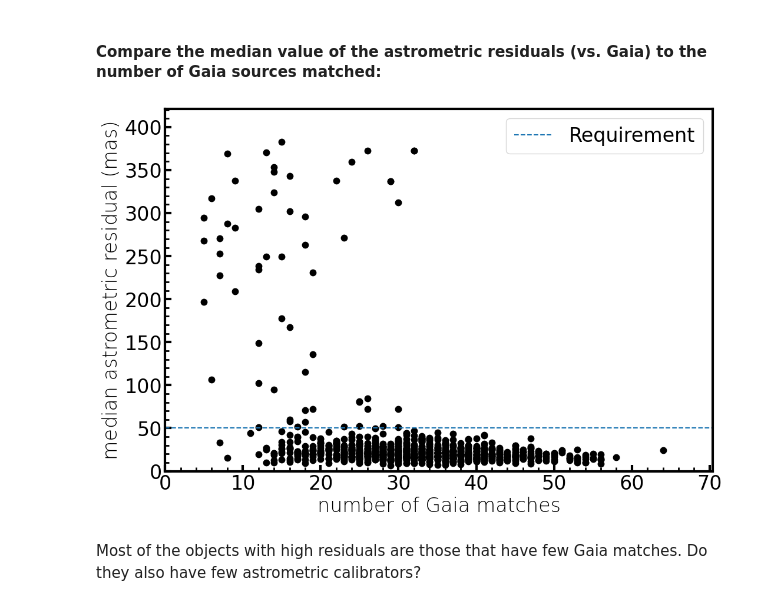
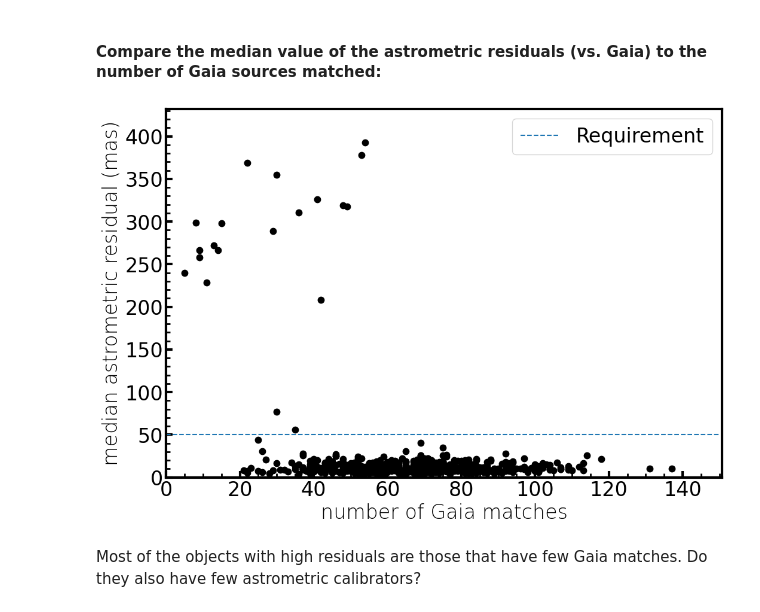
Before and after one commit to lsst-dm/DMTR-401, a Jupyter notebook: notebooks/test_LVV-T40_T1240.ipynb, the cells around one changed output. Saved outputs shown, nothing was run; the diff lists cells and outputs as text; code cells hidden in the pictures.

```diff
--- a/notebooks/test_LVV-T40_T1240.ipynb
+++ b/notebooks/test_LVV-T40_T1240.ipynb
@@ -72,51 +74,52 @@ butler = Butler(repo, collections=rc2_collection)
 data_ids = []
 
 for data_id in butler.registry.queryDataIds(
-    ["tract", "visit", "detector"],
+    ["visit", "detector"],
     instrument="HSC",
     datasets="calexp",
     collections=rc2_collection,
-    where="(tract=9813 OR tract=9615 OR tract=9697) AND\
-           (band='g' OR band='r' OR band='i' OR band='z' OR band='y') AND skymap='hsc_rings_v1'"):
+    where="(band='g' OR band='r' OR band='i' OR band='z' OR band='y') AND skymap='hsc_rings_v1'"):
     data_ids.append(data_id.full)
 # %% [markdown]
 It would take a prohibitively long time to check every CCD from every visit, so we will randomly select a subset to test. For now, the test is using `astroquery` to match to Gaia, but implementing a more direct match to the Gaia database on lsst-dev would likely streamline the process.
 # %%
-haswcs_flags = []
 num_calib_astrom = []
 median_mag_astrom = []
-datarefs = []
 medianAstromOffsets = []
 numGaiaMatches = []
 
-# Select some visit/tract/patch combinations from these at random:
-numvisits = 1000
+# Select some visit/detector combinations from these at random:
+numvisits = 500
 dataid_sel = random.choices(data_ids, k=numvisits)
 
 for did in dataid_sel:
     # Sometimes CCDs fail, so test whether the dataset exists before grabbing it:
-    if butler.datasetExists('calexp', dataId = did):
-        calexp = butler.get('calexp', dataId = did)
-        haswcs_flags.append(butler.get('calexp', dataId = did).hasWcs())
+    if butler.exists("calexp", did):
+        finalVisitSummary = butler.get('finalVisitSummary', dataId = did)
+        fvs = finalVisitSummary.find(did['detector'])
 
         # Check how many objects were used to calibrate the astrometry:
         src = butler.get('src', dataId = did)
         astrom_selection = np.where(src['calib_astrometry_used'] == True)
         num_calib_astrom.append(np.size(astrom_selection))
-        calexp_calib = calexp.getPhotoCalib()
-        src_mag = calexp_calib.instFluxToMagnitude(src, 'base_PsfFlux')
+        photo_calib = fvs.getPhotoCalib()
+        src_mag = photo_calib.instFluxToMagnitude(src, 'base_PsfFlux')
 
         median_mag_astrom.append(np.median(src_mag[astrom_selection,0]))
 
-        # Extract the WCS+calexp and match to Gaia:
-        wcs = calexp.getWcs()
-        center = wcs.pixelToSky(calexp.getX0()+calexp.getWidth()/2.0, calexp.getY0()+calexp.getHeight()/2.0)
+        # Extract the WCS and match to Gaia:
+        wcs = fvs.getWcs()
+        width = fvs['bbox_max_x']-fvs['bbox_min_x']
+        height = fvs['bbox_max_y']-fvs['bbox_min_y']
+        center = wcs.pixelToSky(fvs['bbox_min_x']+width/2.0, fvs['bbox_min_y']+height/2.0)
         pscale = wcs.getPixelScale()
-        width = calexp.getWidth()*pscale.asDegrees()
-        height = calexp.getHeight()*pscale.asDegrees()
+        width = width*pscale.asDegrees()
+        height = height*pscale.asDegrees()
         cen = SkyCoord(center.getRa().asDegrees()*u.degree, center.getDec().asDegrees()*u.degree)
         width = u.Quantity(width, u.deg)
         height = u.Quantity(height, u.deg)
+        width = u.Quantity((np.max(fvs['raCorners']) - np.min(fvs['raCorners'])), u.deg)
+        height = u.Quantity((np.max(fvs['decCorners']) - np.min(fvs['decCorners'])), u.deg)
 
         # Start from XY, then use the WCS to convert to RA, Dec:
         xxx = src.getX()
@@ -125,15 +128,12 @@ for did in dataid_sel:
         radec_arr = np.array([(coo.getRa().asDegrees(), coo.getDec().asDegrees()) for coo in radec])
 
         gaia_mch = Gaia.query_object_async(coordinate=cen, width=width, height=height)
-        # gaia_mch.pprint()
         sc_src = SkyCoord(radec_arr[:,0]*u.deg, radec_arr[:,1]*u.deg)
         sc_gaia = SkyCoord(gaia_mch['ra'], gaia_mch['dec'])
         src_match = sc_src.match_to_catalog_sky(sc_gaia)
         sep_match = src_match[1]
 
         gaia_gmag = gaia_mch['phot_g_mean_mag']
-        # gaia_bpmag = gaia_mch['phot_bp_mean_mag']
-        # gaia_rpmag = gaia_mch['phot_rp_mean_mag']
 
         okmch = (sep_match.arcsec < 0.5)
         matchsep = sep_match[okmch]
@@ -148,8 +148,8 @@ for did in dataid_sel:
         medianAstromOffsets.append(medianOffset)
         numGaiaMatches.append(np.size(okmatchsep))
 
-        # Save the datarefs for later:
-        datarefs.append(did)
+        del src, finalVisitSummary, gaia_mch, radec, radec_arr, sc_src, sc_gaia, src_match
+        gc.collect()
 # %% [output]
 INFO: Query finished. [astroquery.utils.tap.core]
 astroquery INFO: Query finished.
@@ -201,18 +201,17 @@ For any random selection of CCDs on which we calculate this, a small fraction do
 # %% [markdown]
 #### Compare the median value of the astrometric residuals (vs. Gaia) to the number of Gaia sources matched:
 # %%
-#print(medianAstromOffsets, numGaiaMatches)
 plt.plot(nGaiaMatches, medAstromOffsets, 'k.', ms=15)
 plt.xlabel('number of Gaia matches')
 plt.ylabel('median astrometric residual (mas)')
-plt.hlines(astrometricAccuracy, 0, 100, linestyle='dashed', label='Requirement')
+plt.hlines(astrometricAccuracy, 0, 150, linestyle='dashed', label='Requirement')
 plt.xlim(0,np.max(nGaiaMatches)*1.1)
 plt.ylim(0,np.max(medAstromOffsets)*1.1)
 plt.legend()
 plt.minorticks_on()
 plt.show()
 # %% [output]
-[figure, old version]
+[figure, new version]
 # %% [markdown]
 Most of the objects with high residuals are those that have few Gaia matches. Do they also have few astrometric calibrators?
 # %%
```
Also changed, not shown: parts of 9 cells of this notebook, 1 other file.
